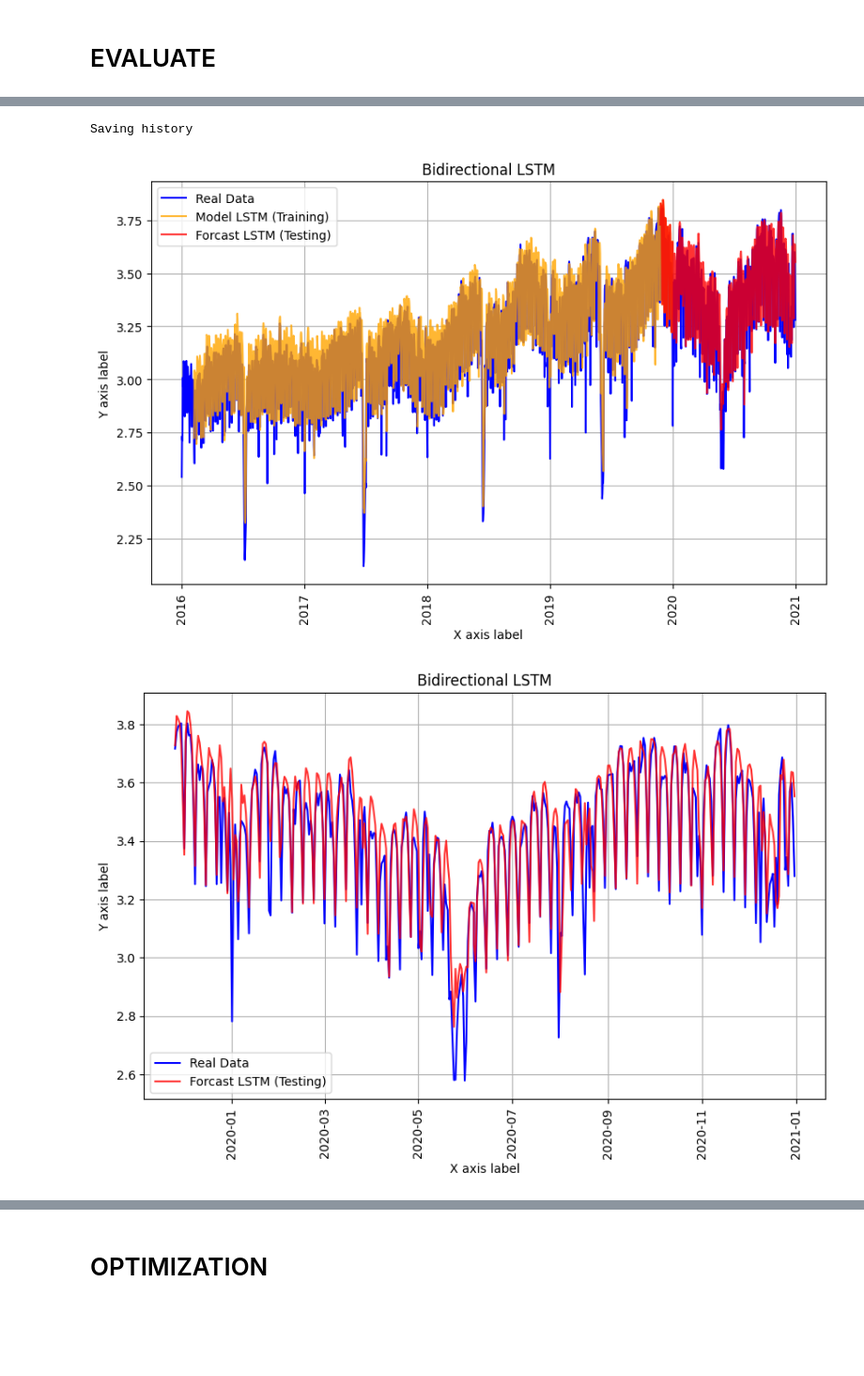
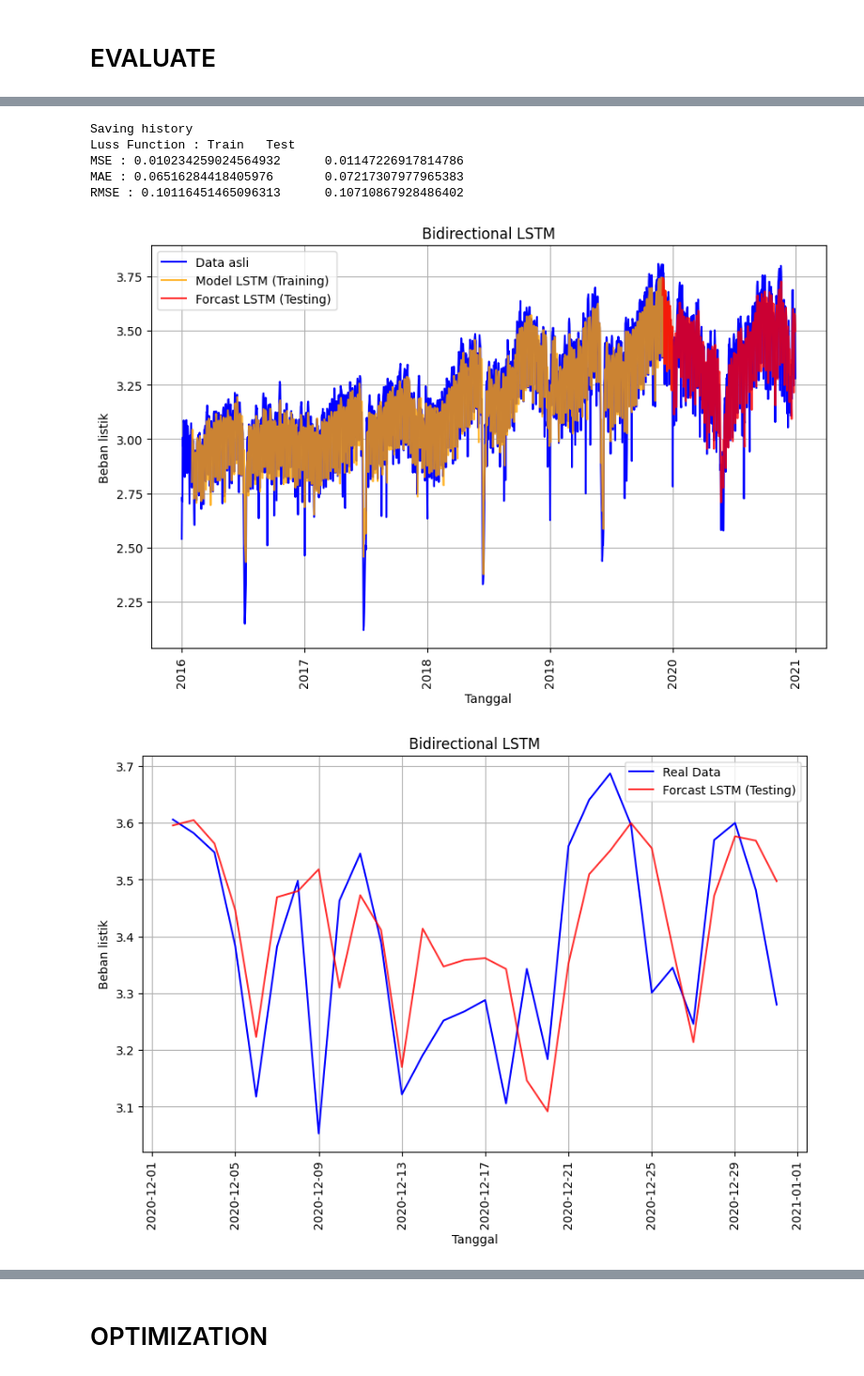
Before and after one commit to saazizau/ipynb, a Jupyter notebook: Notebook/LSTM_&_BiLSTM.ipynb, the cells around one changed output, grey strips where cells are left out. Shown at 94% size. Cells and saved outputs as stored; diff of their text form; code cells hidden in the pictures; blank space fills up the shorter version.

```diff
--- a/Notebook/LSTM_&_BiLSTM.ipynb
+++ b/Notebook/LSTM_&_BiLSTM.ipynb
@@ -287,5 +324,5 @@ _________________________________________________________________
 # %%
-model_bidirectional_lstm = build_model_bidirectional_lstm(layers, dense, dropout_rate, learning_rate, time_step)
+model_bidirectional_lstm, early_stooping = build_model_bidirectional_lstm(layers, dense, dropout_rate, learning_rate, time_step)
 model_bidirectional_lstm.summary()
 # %% [output]
 Model: "sequential_1"
@@ -307,5 +343,5 @@ Trainable params: 75,457
 Non-trainable params: 0
 _________________________________________________________________
 # %%
-model_lstm.fit(X_train, y_train, epochs=epochs, batch_size=batch_size, validation_data=(X_test, y_test), verbose=1)
+history_bidirectional = model_bidirectional_lstm.fit(X_train, y_train, epochs=epochs, batch_size=batch_size, validation_data=(X_test, y_test), callbacks=[early_stooping], verbose=1)
 # %% [output]
@@ -330,2 +364,0 @@ Epoch 50/50
-# %%
-model_bidirectional_lstm.fit(X_train, y_train, epochs=epochs, batch_size=batch_size, validation_data=(X_test, y_test), verbose=1)
@@ -384,31 +396,28 @@ def evaluate(X_train, X_test, train_data, test_data, time_step, model, scaler, s
     if(save[0]):
         print("Saving history")
         _, model, time_step, layers, dense, dropout_rate, learning_rate, epochs, batch_size = save
-        history = [model, time_step, layers, dense, dropout_rate, learning_rate, epochs, batch_size, mse_train, mae_train, rmse_train, mse_test, mae_test, rmse_test]
+        history = [model, time_step, layers, dense, dropout_rate, learning_rate, epochs, batch_size, mse_train, mse_test, mae_train, mae_test, rmse_train, rmse_test]
         save_history(client, history)
 
     if(verbose):
-        print("Train\tTest")
-        print("MSE")
-        print(f"{mse_train}\t{mse_test}")
-        print("MAE")
-        print(f"{mae_train}\t{mae_test}")
-        print("RMSE")
-        print(f"{rmse_train}\t{rmse_test}")
+        print("Luss Function : Train\tTest")
+        print(f"MSE : {mse_train}\t{mse_test}")
+        print(f"MAE : {mae_train}\t{mae_test}")
+        print(f"RMSE : {rmse_train}\t{rmse_test}")
         return mae_train, mae_test
 
-    return mae_train, mae_test
+    return mse_train, mse_test
 
 
 
 def evaluate_plot(title, time, data, train_predict, test_predict, time_step, scaler):
     plt.figure(figsize=(10, 6))
-    plt.plot(time, data, color='b', label='Real Data')  # marker='o' adds circular markers at data points
+    plt.plot(time, data, color='b', label='Data asli')  # marker='o' adds circular markers at data points
     plt.plot(time[time_step:len(train_predict)+time_step], scaler.inverse_transform(train_predict), color='orange', label='Model LSTM (Training)', alpha=0.8)  # marker='o' adds circular markers at data points
     plt.plot(time[len(train_predict):len(data)], scaler.inverse_transform(test_predict), color='r', label='Forcast LSTM (Testing)', alpha=0.8)
-    plt.xlabel('X axis label')
+    plt.xlabel('Tanggal')
     plt.xticks(rotation=90)
-    plt.ylabel('Y axis label')
+    plt.ylabel('Beban listik')
     plt.title(title)
     plt.legend()
     plt.grid(True)  # Add gridlines
@@ -416,13 +425,14 @@ def evaluate_plot(title, time, data, train_predict, test_predict, time_step, sca
     plt.show()
 
 def forcast_plot(title, time, data, train_predict, test_predict, time_step, scaler, days):
+    n_data = len(train_predict)+len(test_predict)
     plt.figure(figsize=(10, 6))
-    plt.plot(time[len(train_predict):len(train_predict)+days], data[len(train_predict):len(train_predict)+days], color='b', label='Real Data')  # marker='o' adds circular markers at data points
-    plt.plot(time[len(train_predict):len(train_predict)+days], scaler.inverse_transform(test_predict)[:days], color='r', label='Forcast LSTM (Testing)', alpha=0.8)
-    plt.xlabel('X axis label')
+    plt.plot(time[n_data-days:n_data+days], data[n_data-days:n_data+days], color='b', label='Real Data')  # marker='o' adds circular markers at data points
+    plt.plot(time[n_data-days:n_data+days], scaler.inverse_transform(test_predict)[len(test_predict)-days:len(test_predict)], color='r', label='Forcast LSTM (Testing)', alpha=0.8)
+    plt.xlabel('Tanggal')
     plt.xticks(rotation=90)
     plt.locator_params(axis='x', nbins=days)
-    plt.ylabel('Y axis label')
+    plt.ylabel('Beban listik')
     plt.title(title)
     plt.legend()
     plt.grid(True)  # Add gridlines
@@ -430,13 +459,19 @@ def forcast_plot(title, time, data, train_predict, test_predict, time_step, scal
 # %%
 train_predict_bidirectional = model_bidirectional_lstm.predict(X_train, verbose=0)
 test_predict_bidirectional = model_bidirectional_lstm.predict(X_test, verbose=0)
 
-evaluate(X_train, X_test, train_data, test_data, time_step, model_bidirectional_lstm, scaler, [True, 'BiLSTM', time_step, layers, dense, dropout_rate, learning_rate, epochs, batch_size], True)
+best_epochs = np.argmin(history_bidirectional.history['val_loss']) + 1
+
+evaluate(X_train, X_test, train_data, test_data, time_step, model_bidirectional_lstm, scaler, [True, 'BiLSTM', time_step, layers, dense, dropout_rate, learning_rate, int(best_epochs), batch_size], True)
 evaluate_plot('Bidirectional LSTM', data.index, data['Value'], train_predict_bidirectional, test_predict_bidirectional, time_step, scaler)
 
-show_days = n_periode * n_hari_dalam_periode + tambahan_hari
+show_days = 30
 forcast_plot('Bidirectional LSTM', data.index, data['Value'], train_predict_bidirectional, test_predict_bidirectional, time_step, scaler, show_days)
 # %% [output]
 Saving history
+Luss Function : Train   Test
+MSE : 0.010234259024564932      0.01147226917814786
+MAE : 0.06516284418405976       0.07217307977965383
+RMSE : 0.10116451465096313      0.10710867928486402
-[figure, old version]
+[figure, new version]
-[figure, old version]
+[figure, new version]
```
Also changed, not shown: parts of 24 cells of this notebook, 1 other file.
